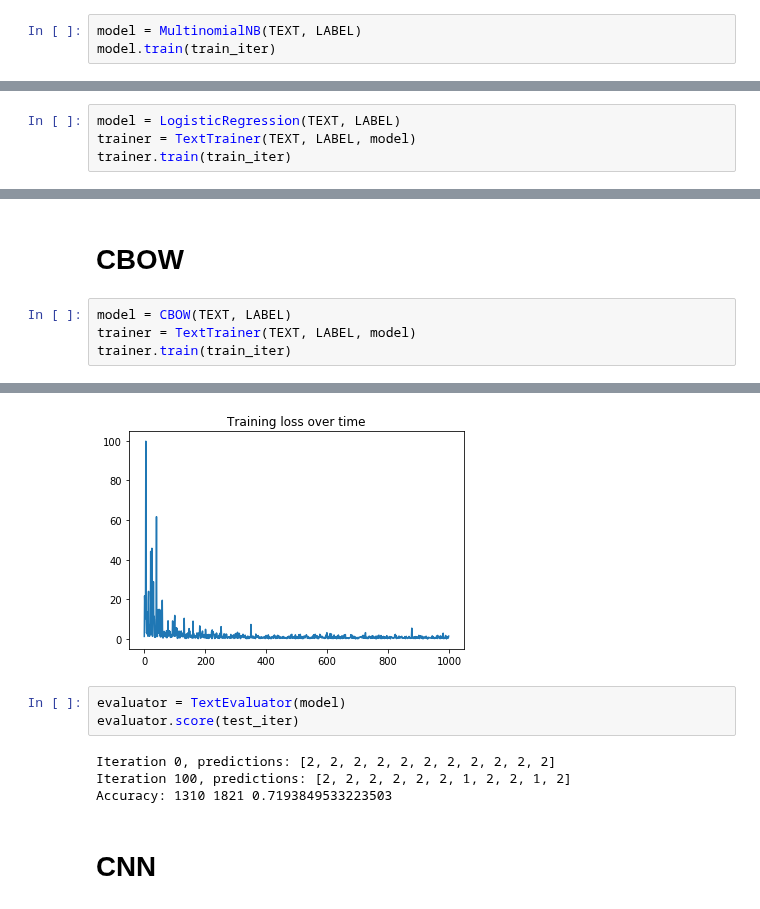
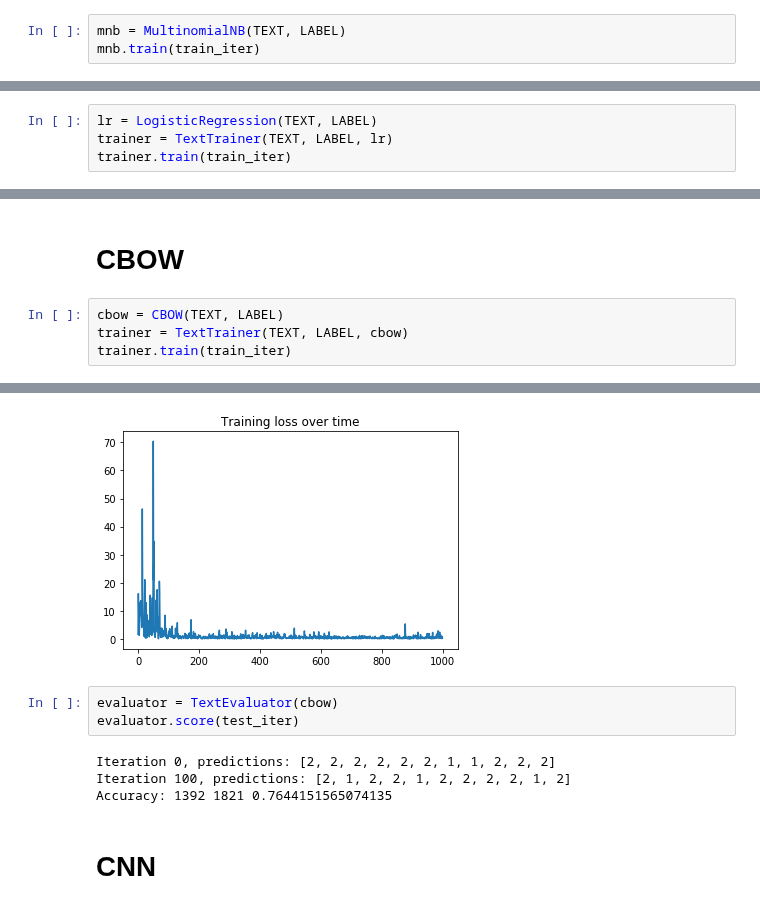
Before and after one commit to emptycrown/cs287-nlp, a Jupyter notebook: hw1/HW1-models-Jesse.ipynb, the cells around one changed output, grey strips where cells are left out. Drawn from its saved outputs; the diff is of its cells as text.

```diff
--- a/hw1/HW1-models-Jesse.ipynb
+++ b/hw1/HW1-models-Jesse.ipynb
@@ -37,6 +99,6 @@ TEXT.vocab.load_vectors(vectors=Vectors('wiki.simple.vec', url=url))
 # %%
-model = MultinomialNB(TEXT, LABEL)
-model.train(train_iter)
+mnb = MultinomialNB(TEXT, LABEL)
+mnb.train(train_iter)
 # %% [output]
 0
 100
@@ -55,7 +117,7 @@ Accuracy: 1500 1821 0.8237232289950577
 # %% [markdown]
 # Log Reg
 # %%
-model = LogisticRegression(TEXT, LABEL)
-trainer = TextTrainer(TEXT, LABEL, model)
+lr = LogisticRegression(TEXT, LABEL)
+trainer = TextTrainer(TEXT, LABEL, lr)
 trainer.train(train_iter)
 # %% [output]
@@ -80,7 +142,7 @@ Accuracy: 1319 1821 0.7243272926963207
 # %% [markdown]
 # CBOW
 # %%
-model = CBOW(TEXT, LABEL)
-trainer = TextTrainer(TEXT, LABEL, model)
+cbow = CBOW(TEXT, LABEL)
+trainer = TextTrainer(TEXT, LABEL, cbow)
 trainer.train(train_iter)
 # %% [output]
@@ -97,11 +159,11 @@ Iteration 900, loss: 0.503474
-[figure, old version]
+[figure, new version]
 # %%
-evaluator = TextEvaluator(model)
+evaluator = TextEvaluator(cbow)
 evaluator.score(test_iter)
 # %% [output]
-Iteration 0, predictions: [2, 2, 2, 2, 2, 2, 2, 2, 2, 2, 2]
-Iteration 100, predictions: [2, 2, 2, 2, 2, 2, 1, 2, 2, 1, 2]
-Accuracy: 1310 1821 0.7193849533223503
+Iteration 0, predictions: [2, 2, 2, 2, 2, 2, 1, 1, 2, 2, 2]
+Iteration 100, predictions: [2, 1, 2, 2, 1, 2, 2, 2, 2, 1, 2]
+Accuracy: 1392 1821 0.7644151565074135
 # %% [markdown]
 # CNN
 # %%
```
Also changed, not shown: parts of 11 cells of this notebook, 2 other files.
